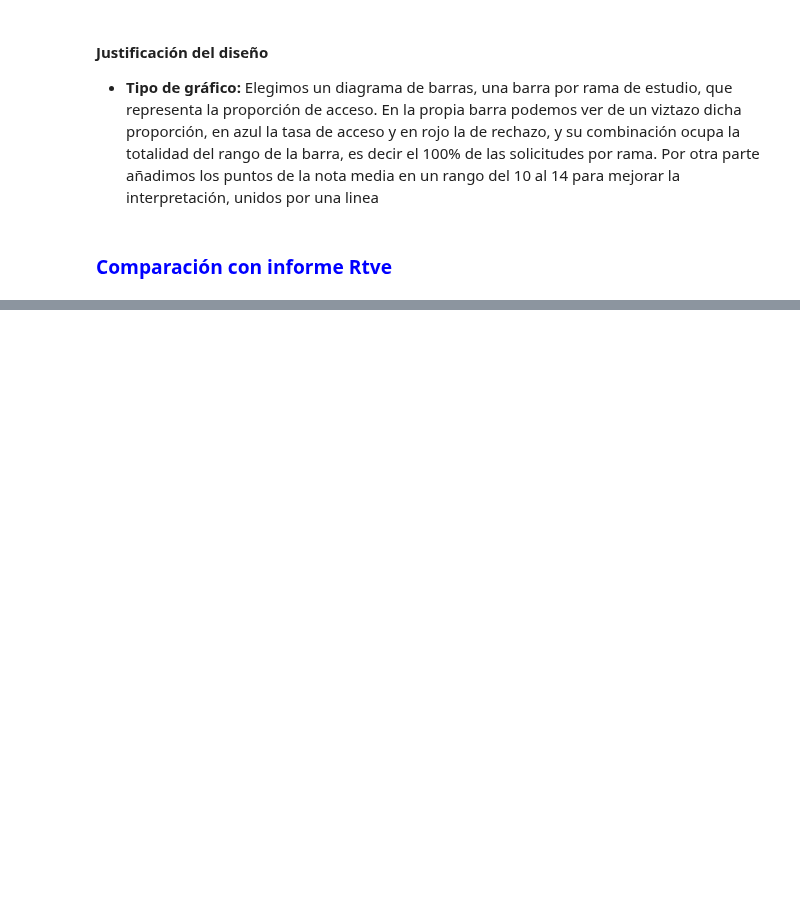
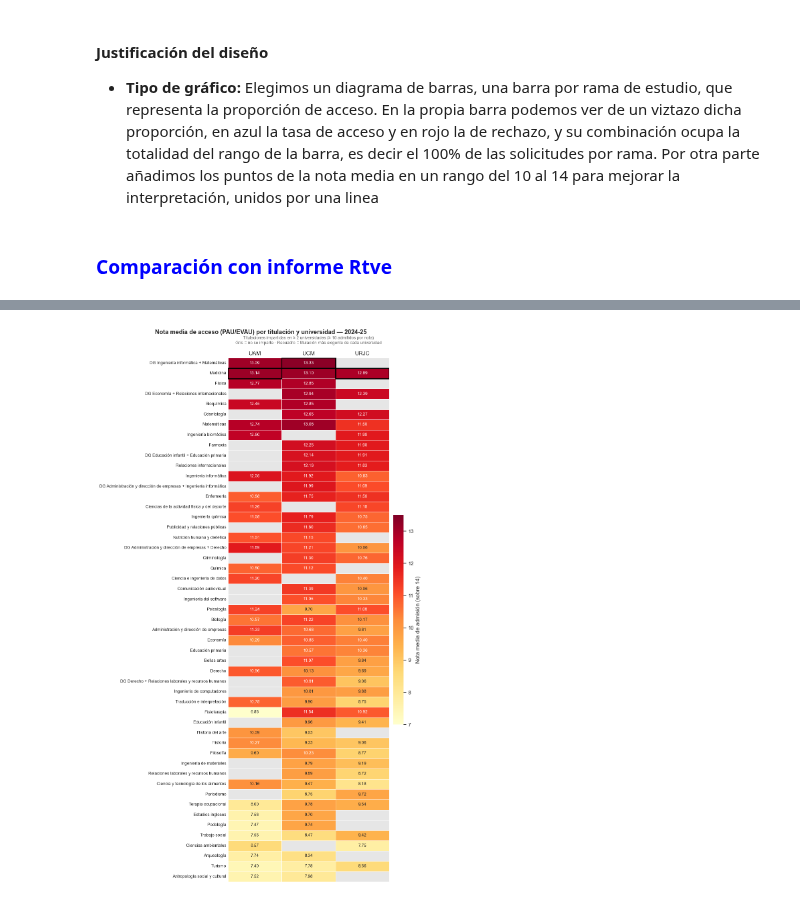
Before and after one commit to kanonigo/visualizacion, a Jupyter notebook: P1/datasets/P1.ipynb, the cells around one changed output, grey strips where cells are left out. Cells and saved outputs as stored; diff of their text form; code cells hidden in the pictures; blank space fills up the shorter version.

```diff
--- a/P1/datasets/P1.ipynb
+++ b/P1/datasets/P1.ipynb
@@ -191,0 +378,83 @@ plt.show()
+# %%
+import re
+import unicodedata
+
+def sin_tildes(s):
+    return unicodedata.normalize('NFKD', s).encode('ascii', 'ignore').decode()
+
+def limpiar(titulacion):
+    """Minúsculas y sin prefijos/sufijos administrativos (conserva las tildes)."""
+    s = titulacion.lower()
+    s = re.sub(r'\s*por la universidad.*$', '', s)
+    s = re.sub(r'\(.*?\)', '', s)                                       # campus, plan...
+    s = re.sub(r'\b(centro cardenal cisneros|instituto .*|c\.don bosco)$', '', s.strip())
+    s = re.sub(r'maestro/a|maestro en|maestro', '', s)
+    s = re.sub(r'graduado o graduada en|doble grado en|doble grado|grado en|grado', '', s)
+    return re.sub(r'\s+', ' ', s).strip()
+
+def partes_titulacion(s, simples):
+    """Separa los dobles grados en sus dos titulaciones.
+    UAM/UCM usan '-' o '/'; la URJC usa 'X y Y', así que solo se corta por ' y '/' e '
+    cuando las dos mitades son titulaciones simples conocidas."""
+    partes = [p.strip() for p in re.split(r'\s*[-/]\s*', s) if p.strip()]
+    if len(partes) == 1:
+        for m in re.finditer(r' (y|e) ', s):
+            izq, der = s[:m.start()].strip(), s[m.end():].strip()
+            if sin_tildes(izq) in simples and sin_tildes(der) in simples:
+                return [izq, der]
+    return partes
+
+# Clave común (sin tildes, partes en orden alfabético) y etiqueta legible (con tildes)
+limpias = notas['des_titulacion'].map(limpiar)
+simples = set(limpias[~limpias.str.contains(r'[-/]')].map(sin_tildes))
+partes = limpias.map(lambda s: sorted(partes_titulacion(s, simples), key=sin_tildes))
+notas['titulacion'] = partes.map(lambda p: ' / '.join(sin_tildes(x) for x in p))
+notas['etiqueta'] = partes.map(lambda p: ('DG ' if len(p) > 1 else '') + ' + '.join(x.capitalize() for x in p))
+
+# La URJC escribe sin tildes: para cada titulación se usa la etiqueta con más tildes
+etiquetas = (notas.drop_duplicates('etiqueta')
+                  .assign(tildes=lambda d: d['etiqueta'].map(lambda e: len(e) - len(sin_tildes(e))))
+                  .sort_values('tildes').groupby('titulacion')['etiqueta'].last())
+
+# Nota media por titulación y universidad (≥ 10 admitidos por nota para que la media sea fiable)
+MIN_ADMITIDOS = 10
+medias = (notas.groupby(['titulacion', 'universidad'])['nota_admision']
+               .agg(n='size', nota_media='mean').reset_index())
+medias = medias[medias['n'] >= MIN_ADMITIDOS]
+
+tabla = medias.pivot(index='titulacion', columns='universidad', values='nota_media')[orden_unis]
+tabla = tabla[tabla.notna().sum(axis=1) >= 2]                   # solo las comparables
+tabla = tabla.loc[tabla.mean(axis=1).sort_values(ascending=False).index]
+tabla.index = tabla.index.map(etiquetas)
+
+fig, ax = plt.subplots(figsize=(10, 17))
+ax.set_facecolor('#e6e6e6')                                     # celdas vacías = no se imparte
+ax.grid(False)
+
+sb.heatmap(
+    tabla, annot=True, fmt='.2f', cmap='YlOrRd', vmin=7, vmax=13.5,
+    linewidths=0.6, linecolor='white', annot_kws={'fontsize': 9},
+    cbar_kws={'label': 'Nota media de admisión (sobre 14)', 'shrink': 0.4, 'pad': 0.02},
+    ax=ax,
+)
+
+# Recuadro en la titulación más exigente de cada universidad
+for j, uni in enumerate(orden_unis):
+    i = tabla.index.get_loc(tabla[uni].idxmax())
+    ax.add_patch(plt.Rectangle((j, i), 1, 1, fill=False, edgecolor='black', lw=2.2))
+
+ax.set_xlabel('')
+ax.set_ylabel('')
+ax.xaxis.tick_top()
+ax.tick_params(axis='x', labelsize=12, length=0)
+ax.tick_params(axis='y', labelsize=9, length=0)
+fig.suptitle('Nota media de acceso (PAU/EVAU) por titulación y universidad — 2024-25',
+             fontsize=13, fontweight='bold')
+ax.set_title(f'Titulaciones impartidas en ≥ 2 universidades (≥ {MIN_ADMITIDOS} admitidos por nota)\n'
+             'Gris = no se imparte · Recuadro = titulación más exigente de cada universidad',
+             fontsize=9, color='dimgray', pad=30)
+
+fig.tight_layout()
+plt.show()
+# %% [output]
+[figure, added]
```
Also changed, not shown: parts of 14 cells of this notebook.
